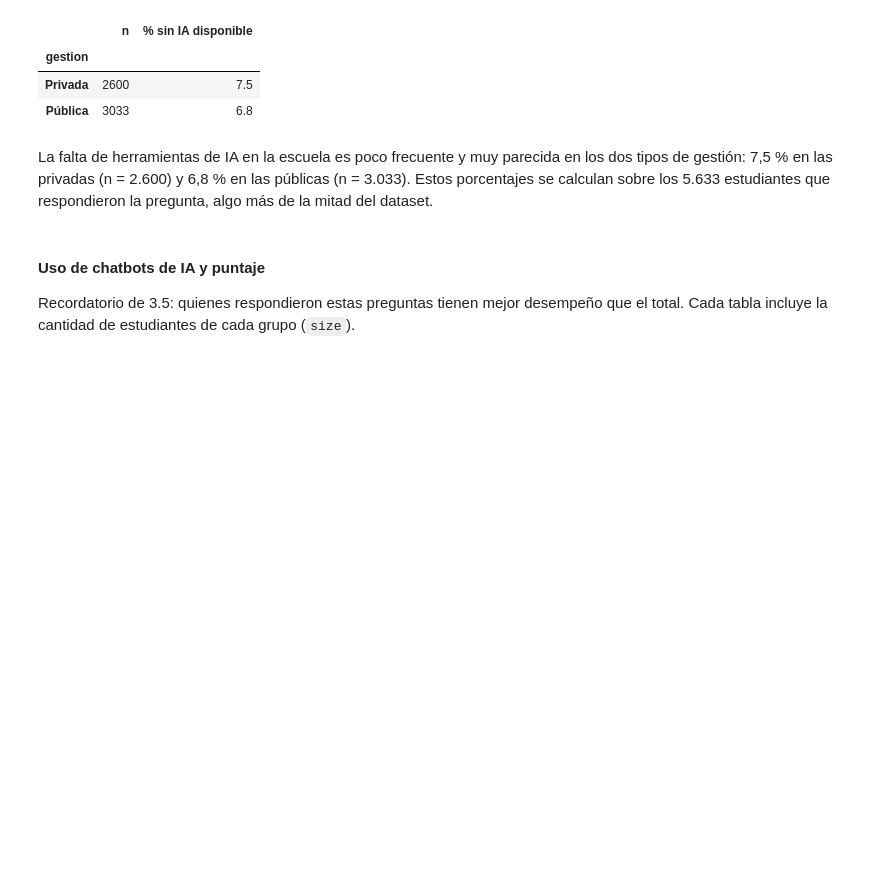
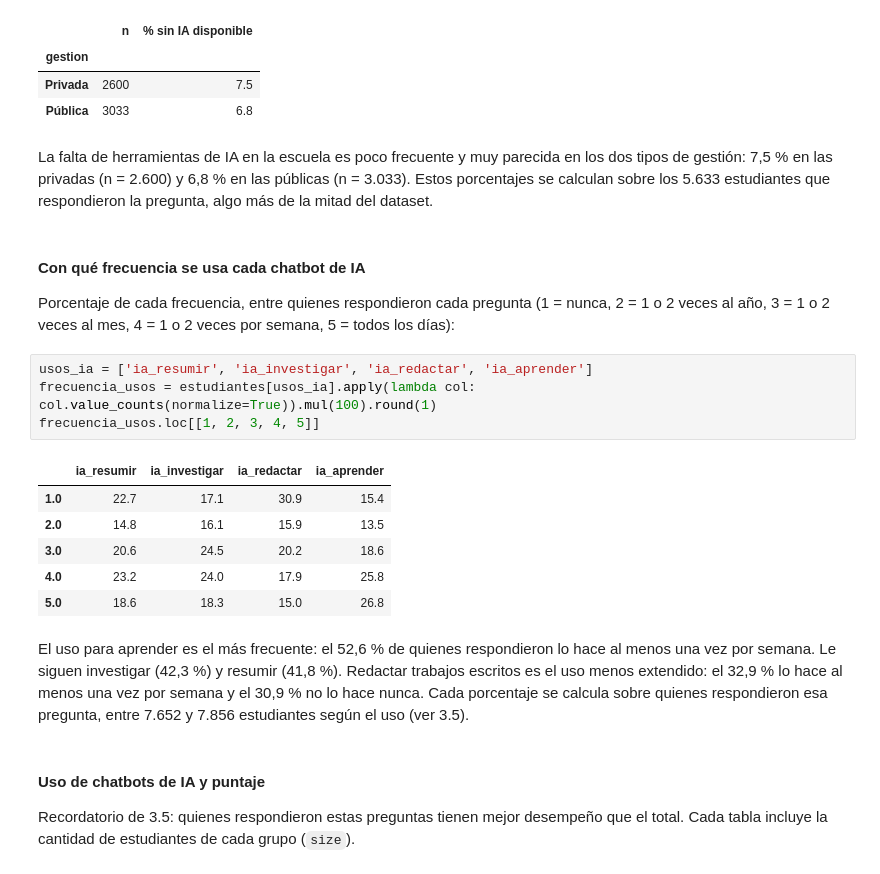
Before and after one commit to ManuelBernardez/PISA-data-analysis, a Jupyter notebook: data_challenge_pisa_argentina.ipynb, the cells around one changed output. Drawn from its saved outputs; the diff is of its cells as text; blank space fills up the shorter version.

```diff
--- a/data_challenge_pisa_argentina.ipynb
+++ b/data_challenge_pisa_argentina.ipynb
@@ -875,6 +875,22 @@ sin_ia.rename(columns={'count': 'n', 'mean': '% sin IA disponible'})
 | Pública | 3033 | 6.8 |
 # %% [markdown]
 La falta de herramientas de IA en la escuela es poco frecuente y muy parecida en los dos tipos de gestión: 7,5 % en las privadas (n = 2.600) y 6,8 % en las públicas (n = 3.033). Estos porcentajes se calculan sobre los 5.633 estudiantes que respondieron la pregunta, algo más de la mitad del dataset.
+# %% [markdown]
+#### Con qué frecuencia se usa cada chatbot de IA
+Porcentaje de cada frecuencia, entre quienes respondieron cada pregunta (1 = nunca, 2 = 1 o 2 veces al año, 3 = 1 o 2 veces al mes, 4 = 1 o 2 veces por semana, 5 = todos los días):
+# %%
+usos_ia = ['ia_resumir', 'ia_investigar', 'ia_redactar', 'ia_aprender']
+frecuencia_usos = estudiantes[usos_ia].apply(lambda col: col.value_counts(normalize=True)).mul(100).round(1)
+frecuencia_usos.loc[[1, 2, 3, 4, 5]]
+# %% [output]
+|  | ia_resumir | ia_investigar | ia_redactar | ia_aprender |
+| 1.0 | 22.7 | 17.1 | 30.9 | 15.4 |
+| 2.0 | 14.8 | 16.1 | 15.9 | 13.5 |
+| 3.0 | 20.6 | 24.5 | 20.2 | 18.6 |
+| 4.0 | 23.2 | 24.0 | 17.9 | 25.8 |
+| 5.0 | 18.6 | 18.3 | 15.0 | 26.8 |
+# %% [markdown]
+El uso para aprender es el más frecuente: el 52,6 % de quienes respondieron lo hace al menos una vez por semana. Le siguen investigar (42,3 %) y resumir (41,8 %). Redactar trabajos escritos es el uso menos extendido: el 32,9 % lo hace al menos una vez por semana y el 30,9 % no lo hace nunca. Cada porcentaje se calcula sobre quienes respondieron esa pregunta, entre 7.652 y 7.856 estudiantes según el uso (ver 3.5).
 # %% [markdown]
 #### Uso de chatbots de IA y puntaje
 Recordatorio de 3.5: quienes respondieron estas preguntas tienen mejor desempeño que el total. Cada tabla incluye la cantidad de estudiantes de cada grupo (`size`).
```
Also changed, not shown: parts of 18 cells of this notebook.
